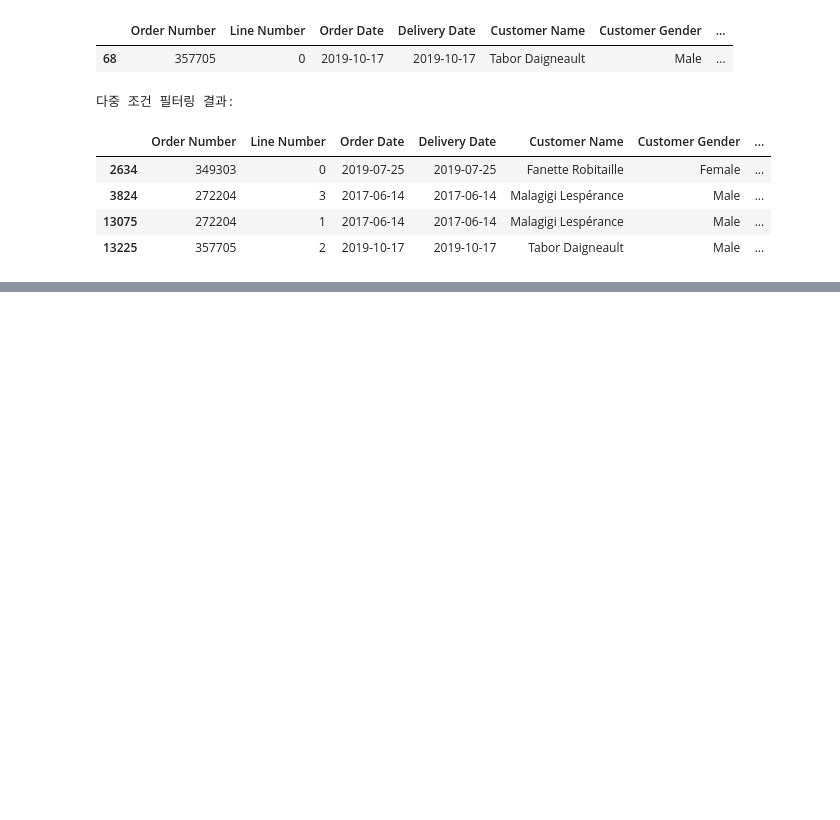
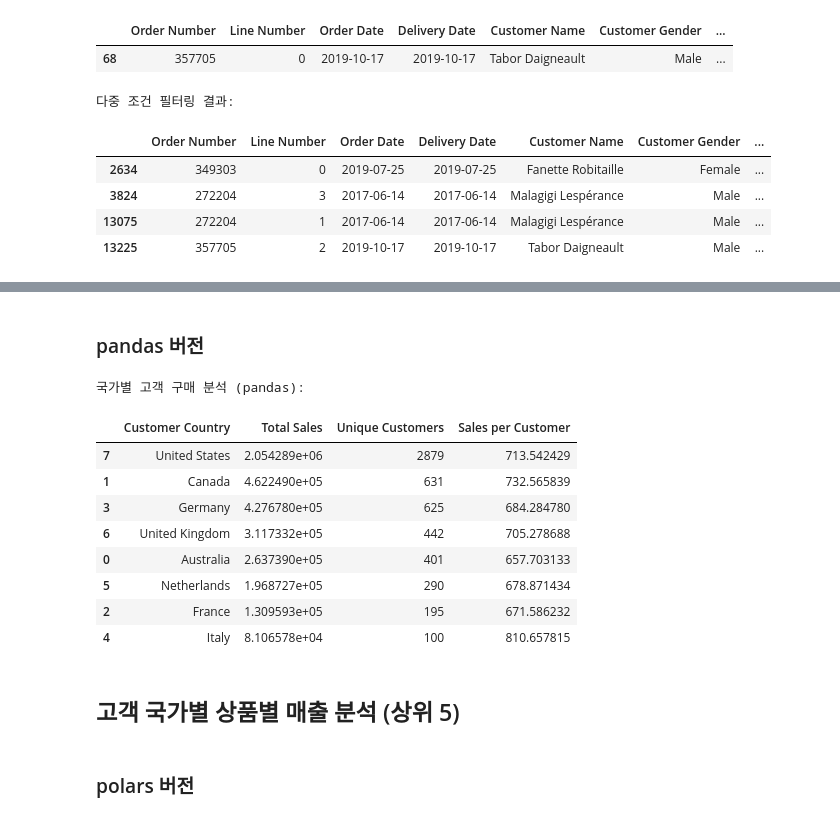
Before and after one commit to dschloe/polars_recipes, a Jupyter notebook: ch08_data_transformation.ipynb, the cells around one changed output, grey strips where cells are left out. Saved outputs shown, nothing was run; the diff lists cells and outputs as text; code cells hidden in the pictures; blank space fills up the shorter version.

```diff
--- a/ch08_data_transformation.ipynb
+++ b/ch08_data_transformation.ipynb
@@ -193,0 +261,13 @@ multi_condition
+# %%
+# Store별 판매 수량과 순 매출액 집계 - pandas 버전
+contoso_sales_pandas = contoso_sales.to_pandas()
+store_summary_pandas = contoso_sales_pandas.groupby("Store Name").agg({
+    "Quantity": "sum",
+    "Net Price": "sum"
+}).rename(columns={
+    "Quantity": "Total Quantity",
+    "Net Price": "Total Net Sales"
+}).sort_values("Total Quantity", ascending=False)
+
+print("스토어별 판매 현황:")
+store_summary_pandas.head(2)
@@ -193,0 +438,35 @@ multi_condition
+# %% [markdown]
+### pandas 버전
+# %%
+# 고객 국가별 구매 패턴 - pandas 버전
+country_analysis_pandas = contoso_sales_pandas.groupby('Customer Country').agg({
+    'Net Price': 'sum',
+    'Customer Name': pd.Series.nunique
+}).reset_index()
+
+# Sales per Customer 계산
+country_analysis_pandas['Sales per Customer'] = country_analysis_pandas['Net Price'] / country_analysis_pandas['Customer Name']
+
+# 컬럼명 재설정
+country_analysis_pandas.columns = ['Customer Country', 'Total Sales', 'Unique Customers', 'Sales per Customer']
+
+# 매출 기준 내림차순 정렬
+country_analysis_pandas = country_analysis_pandas.sort_values('Total Sales', ascending=False)
+
+print("\n국가별 고객 구매 분석 (pandas):")
+country_analysis_pandas
+# %% [output]
+국가별 고객 구매 분석 (pandas):
+|  | Customer Country | Total Sales | Unique Customers | Sales per Customer |
+| 7 | United States | 2.054289e+06 | 2879 | 713.542429 |
+| 1 | Canada | 4.622490e+05 | 631 | 732.565839 |
+| 3 | Germany | 4.276780e+05 | 625 | 684.284780 |
+| 6 | United Kingdom | 3.117332e+05 | 442 | 705.278688 |
+| 0 | Australia | 2.637390e+05 | 401 | 657.703133 |
+| 5 | Netherlands | 1.968727e+05 | 290 | 678.871434 |
+| 2 | France | 1.309593e+05 | 195 | 671.586232 |
+| 4 | Italy | 8.106578e+04 | 100 | 810.657815 |
+# %% [markdown]
+## 고객 국가별 상품별 매출 분석 (상위 5)
+# %% [markdown]
+### polars 버전
```
Also changed, not shown: parts of 40 cells of this notebook, 4 other files.
